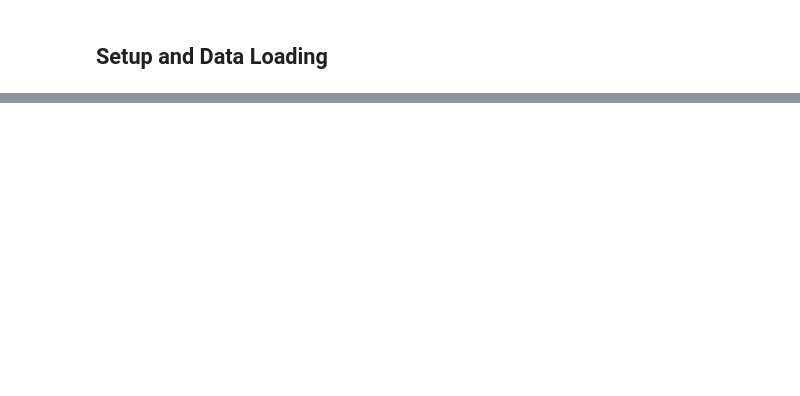
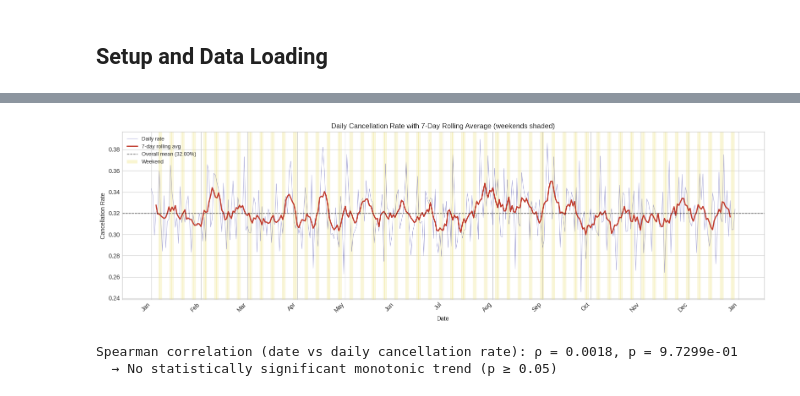
Before and after one commit to amaldu/uber-ride-cancellation-prediction, a Jupyter notebook: uber-analysis/notebooks/05_bivar_eda.ipynb, the cells around one changed output, grey strips where cells are left out. Cells and saved outputs as stored; diff of their text form; code cells hidden in the pictures; blank space fills up the shorter version.

```diff
--- a/uber-analysis/notebooks/05_bivar_eda.ipynb
+++ b/uber-analysis/notebooks/05_bivar_eda.ipynb
@@ -370,0 +94,41 @@ There is variation in cancellation rates across locations, but with 176 unique l
+# %%
+from matplotlib.patches import Patch
+
+fig, ax = plt.subplots(figsize=(16, 5))
+
+ax.plot(daily["date"], daily["cancel_rate"],
+        alpha=0.30, color="darkblue", linewidth=0.8, label="Daily rate")
+ax.plot(daily["date"], daily["rolling_7d"],
+        color="#c0392b", linewidth=2, label="7-day rolling avg")
+ax.axhline(daily["cancel_rate"].mean(), color="black", ls="--",
+           lw=1, alpha=0.7,
+           label=f'Overall mean ({daily["cancel_rate"].mean():.2%})')
+
+for _, row in daily.iterrows():
+    if row["weekday"] >= 5:  # Saturday or Sunday
+        ax.axvspan(row["date"] - pd.Timedelta(hours=12),
+                   row["date"] + pd.Timedelta(hours=12),
+                   color="#f0e68c", alpha=0.25)
+
+handles, labels = ax.get_legend_handles_labels()
+handles.append(Patch(facecolor="#f0e68c", alpha=0.4, label="Weekend"))
+ax.legend(handles=handles, loc="upper left", fontsize=9)
+
+ax.set_ylabel("Cancellation Rate")
+ax.set_xlabel("Date")
+ax.set_title("Daily Cancellation Rate with 7-Day Rolling Average (weekends shaded)")
+ax.xaxis.set_major_locator(mdates.MonthLocator())
+ax.xaxis.set_major_formatter(mdates.DateFormatter("%b"))
+plt.setp(ax.get_xticklabels(), rotation=45, ha="right")
+plt.tight_layout()
+plt.show()
+# %% [output]
+[figure, added]
+# %%
+daily["date_ordinal"] = daily["date"].map(pd.Timestamp.toordinal)
+
+spearman_trend(daily["date_ordinal"], daily["cancel_rate"],
+               x_label="date", y_label="daily cancellation rate")
+# %% [output]
+Spearman correlation (date vs daily cancellation rate): ρ = 0.0018, p = 9.7299e-01
+  → No statistically significant monotonic trend (p ≥ 0.05)
```
Also changed, not shown: parts of 57 cells of this notebook, 2 other files.
